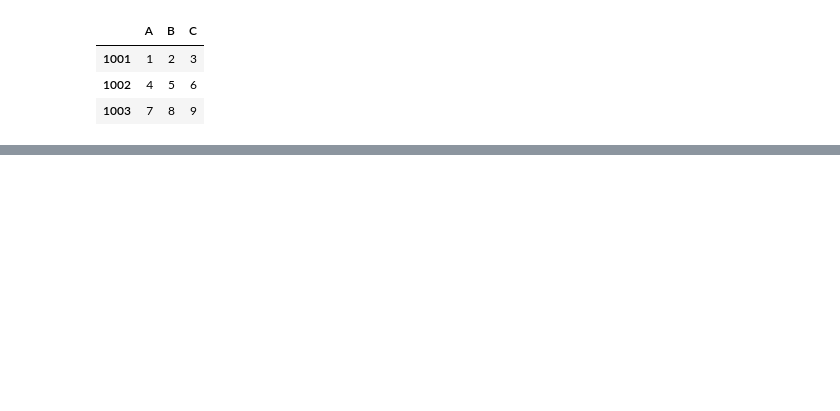
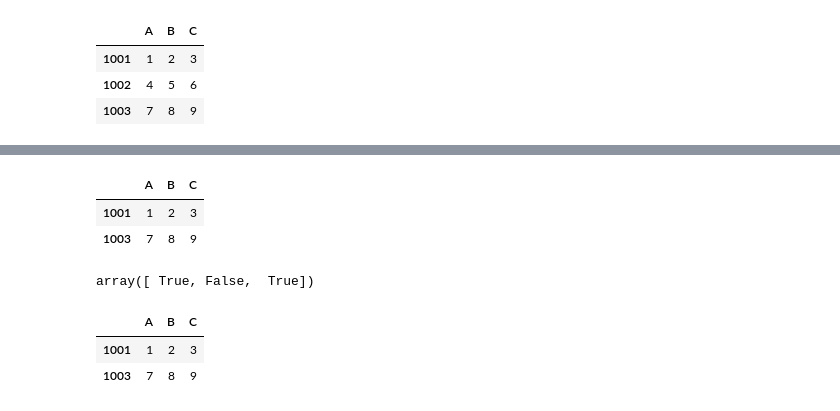
Before and after one commit to aliquisgg-hub/pages, a Jupyter notebook: Sc288/ipynb/pandas.ipynb, the cells around one changed output, grey strips where cells are left out. Cells and saved outputs as stored; diff of their text form; code cells hidden in the pictures; blank space fills up the shorter version.

```diff
--- a/Sc288/ipynb/pandas.ipynb
+++ b/Sc288/ipynb/pandas.ipynb
@@ -31,0 +36,12 @@ Name: B, dtype: int64
+# %%
+display(df[[True, False, True]])    # DataFrame
+display(df.index % 2 == 1)          # array
+display(df[df.index % 2 == 1])      # DataFrame
+# %% [output]
+|  | A | B | C |
+| 1001 | 1 | 2 | 3 |
+| 1003 | 7 | 8 | 9 |
+array([ True, False,  True])
+|  | A | B | C |
+| 1001 | 1 | 2 | 3 |
+| 1003 | 7 | 8 | 9 |
```
Also changed, not shown: parts of 5 cells of this notebook.
